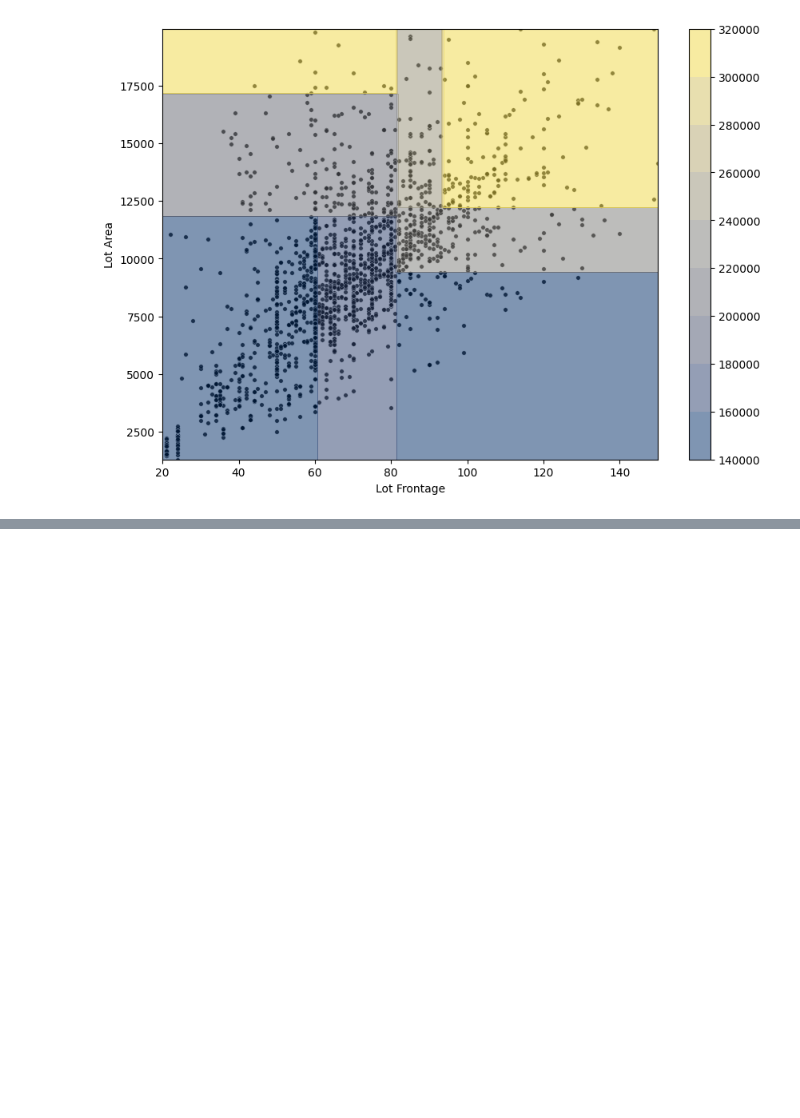
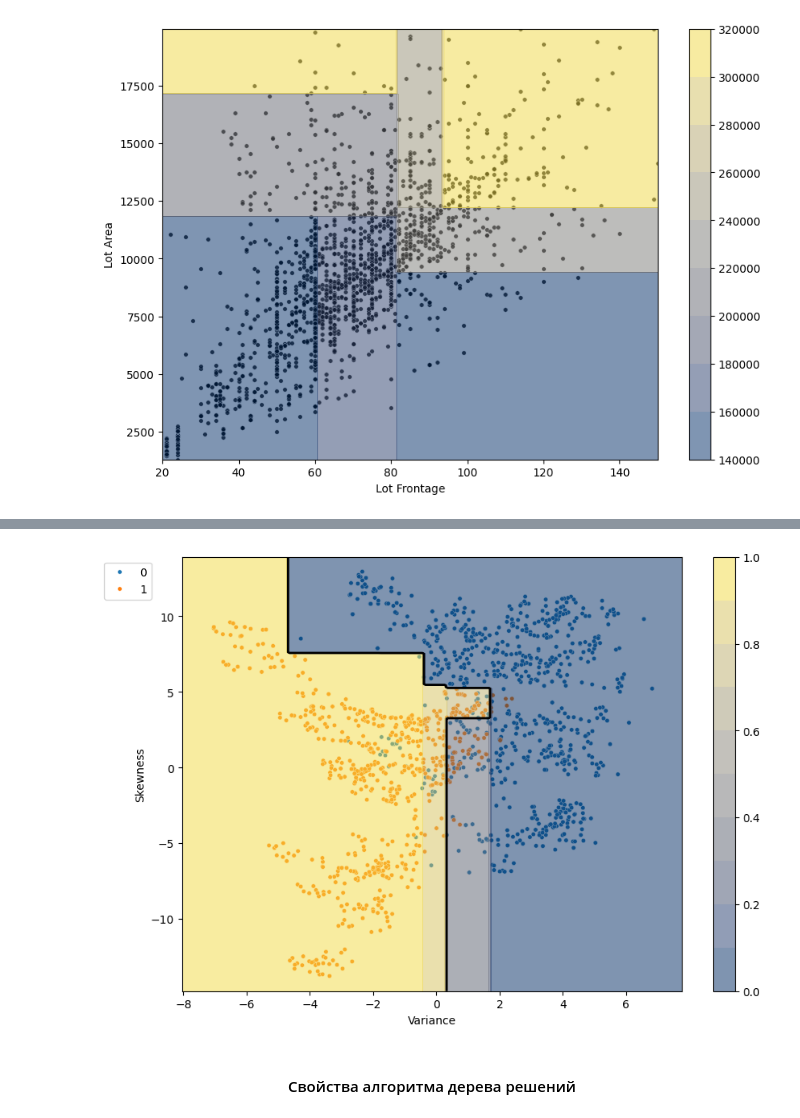
Before and after one commit to Kagemushe/sf_data_science, a Jupyter notebook: Block_6/Block_6_2.ipynb, the cells around one changed output, grey strips where cells are left out. Drawn from its saved outputs; the diff is of its cells as text; code cells hidden in the pictures; blank space fills up the shorter version.

```diff
--- a/Block_6/Block_6_2.ipynb
+++ b/Block_6/Block_6_2.ipynb
@@ -54,0 +77,22 @@ plot_decision_bound_regression(X, y, dt_reg, fig)
+# %%
+def plot_decision_bound_classification(X, y, model, fig):
+    xx1, xx2 = np.meshgrid(
+        np.arange(X.iloc[:, 0].min()-1, X.iloc[:, 0].max()+1, 0.1),
+        np.arange(X.iloc[:, 1].min()-1, X.iloc[:, 1].max()+1, 0.1)
+    )
+    X_net = np.hstack([xx1.reshape(-1, 1), xx2.reshape(-1, 1)])
+    probs = model.predict_proba(X_net)[:, 1]
+    probs = probs.reshape(xx1.shape)
+
+    sns.scatterplot(x=X.iloc[:, 0], y=X.iloc[:, 1], hue=y, s=15, alpha=1)
+    contour = plt.contourf(xx1, xx2, probs, 10, cmap='cividis', alpha=0.5)
+    bound = plt.contour(xx1, xx2, probs, [0.5], linewidths=2, colors='black');
+    fig.colorbar(contour)
+    plt.legend(bbox_to_anchor=(-0.05, 1))
+# Визуализируем разделяющую поверхность дерева решений
+fig = plt.figure(figsize = (10, 7))
+plot_decision_bound_classification(X, y, dt_clf, fig)
+# %% [output]
+[figure, added]
+# %% [markdown]
+#### <center>Свойства алгоритма дерева решений<center>
```
Also changed, not shown: parts of 22 cells of this notebook.
